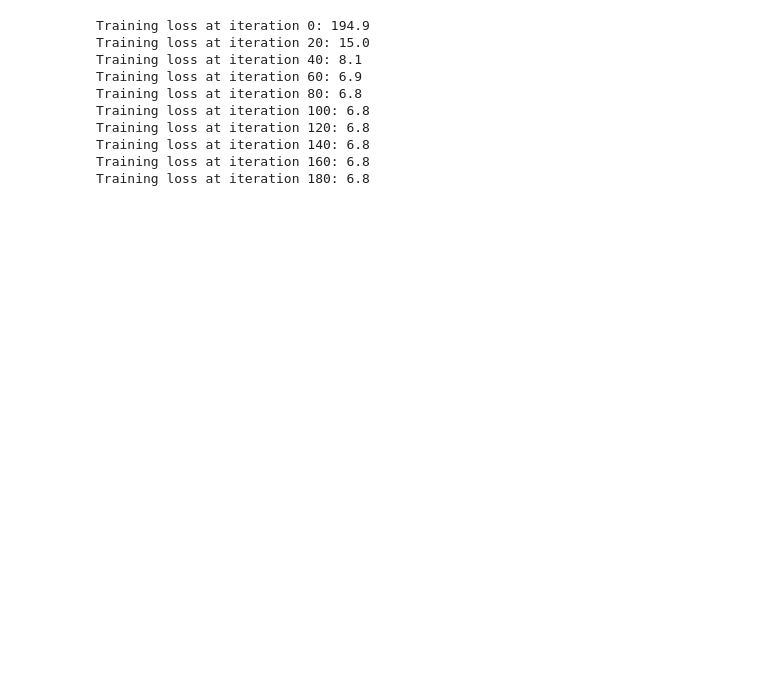
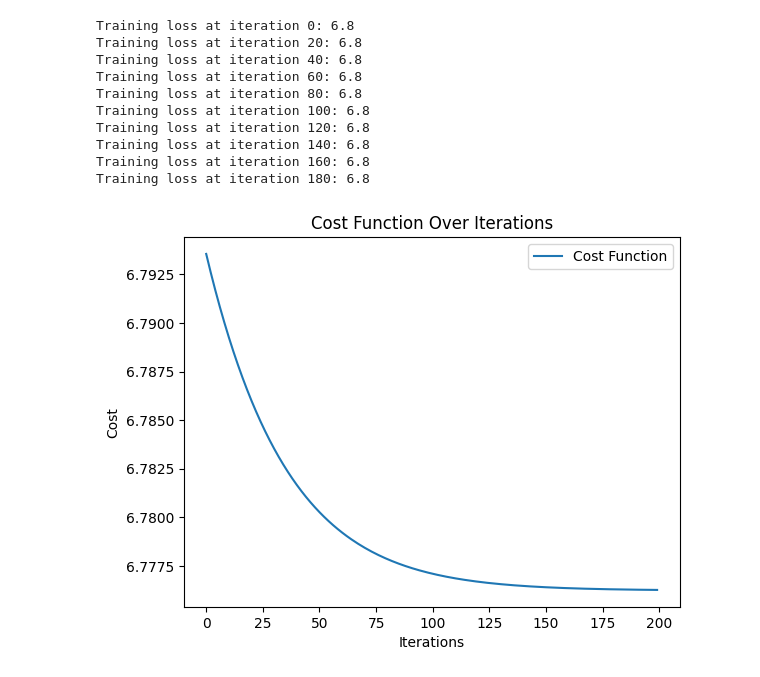
Before and after one commit to filiptrivan/pa-recommender, a Jupyter notebook: examples/linear_regression/main.ipynb, the cells around one changed output. Drawn from its saved outputs; the diff is of its cells as text; code cells hidden in the pictures; blank space fills up the shorter version.

Commit message:
Initializes product_features to ones which we already have; Plotting cost function; Added RMSE; Refactoring;

```diff
--- a/examples/linear_regression/main.ipynb
+++ b/examples/linear_regression/main.ipynb
@@ -39,4 +13,4 @@ save_rating_values()
 # %%
-X, Y, R, num_features, num_products = get_data()
+product_features, Y, R, num_features, num_products = get_data()
 # %% [output]
 Y (7, 3) R (7, 3)
@@ -45,62 +19,16 @@ num_features 11
 num_products 7
 num_users 3
 # %%
-my_ratings = np.zeros(num_products)
+# my_ratings = np.zeros(num_products)
 
-my_ratings[0] = 5 # Bosch, Burgija
-my_ratings[1] = 1 # Bosch, Testera
-my_ratings[2] = 1 # Bosch, Testera
+# my_ratings[0] = 5 # Bosch, Burgija
+# my_ratings[1] = 1 # Bosch, Testera
+# my_ratings[2] = 1 # Bosch, Testera
 
-# Add new user ratings to Y
-Y = np.c_[my_ratings, Y]
+# # Add new user ratings to Y
+# Y = np.c_[my_ratings, Y]
 
-# Add new user indicator matrix to R
-R = np.c_[(my_ratings != 0).astype(int), R]
+# # Add new user indicator matrix to R
+# R = np.c_[(my_ratings != 0).astype(int), R]
 
 # Normalize the Dataset
-Ynorm, Ymean = normalize_ratings(Y, R)
-# %%
-num_users = Y.shape[1] # FT: It's mandatory because we added one more user to the matrix
-
-# Set Initial Parameters (W, X), use tf.Variable to track these variables
-tf.random.set_seed(1234) # for consistent results
-W = tf.Variable(tf.random.normal((num_users,  num_features),dtype=tf.float64),  name='W')
-X = tf.Variable(tf.random.normal((num_products, num_features),dtype=tf.float64),  name='X')
-b = tf.Variable(tf.random.normal((1,          num_users),   dtype=tf.float64),  name='b')
-
-# Instantiate an optimizer.
-optimizer = keras.optimizers.Adam(learning_rate=1e-1)
-# %%
-iterations = 200
-lambda_ = 1
-
-for iter in range(iterations):
-    # Use TensorFlow’s GradientTape
-    # to record the operations used to compute the cost
-    with tf.GradientTape() as tape:
-
-        # Compute the cost (forward pass included in cost)
-        cost_value = cofi_cost_func_v(X, W, b, Ynorm, R, lambda_)
-
-    # Use the gradient tape to automatically retrieve
-    # the gradients of the trainable variables with respect to the loss
-    grads = tape.gradient( cost_value, [X,W,b] )
-
-    # Run one step of gradient descent by updating
-    # the value of the variables to minimize the loss.
-    optimizer.apply_gradients( zip(grads, [X,W,b]) )
-
-    # Log periodically.
-    if iter % 20 == 0:
-        print(f"Training loss at iteration {iter}: {cost_value:0.1f}")
-# %% [output]
-Training loss at iteration 0: 194.9
-Training loss at iteration 20: 15.0
-Training loss at iteration 40: 8.1
-Training loss at iteration 60: 6.9
-Training loss at iteration 80: 6.8
-Training loss at iteration 100: 6.8
-Training loss at iteration 120: 6.8
-Training loss at iteration 140: 6.8
-Training loss at iteration 160: 6.8
-Training loss at iteration 180: 6.8
@@ -107,3 +39,18 @@ Training loss at iteration 180: 6.8
+# %%
+Ynorm, Ymean = normalize_ratings(Y, R)
+calculate_parameters(X, W, b, Ynorm, R, iterations=200, lambda_=1, learning_rate=0.1)
+# %% [output]
+Training loss at iteration 0: 6.8
+Training loss at iteration 20: 6.8
+Training loss at iteration 40: 6.8
+Training loss at iteration 60: 6.8
+Training loss at iteration 80: 6.8
+Training loss at iteration 100: 6.8
+Training loss at iteration 120: 6.8
+Training loss at iteration 140: 6.8
+Training loss at iteration 160: 6.8
+Training loss at iteration 180: 6.8
+[figure, added]
 # %%
 product_names = load_csv_list('../../recommenders/datasets/pa/product_names.csv')
 
```
Also changed, not shown: parts of 5 cells of this notebook, 1 other file.
